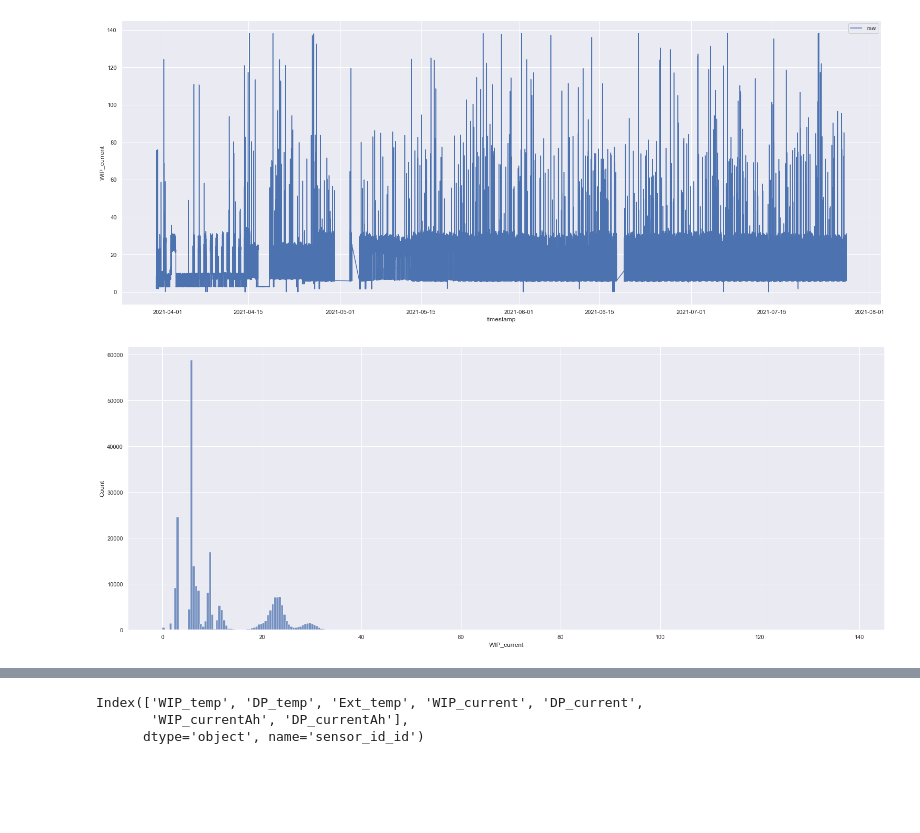
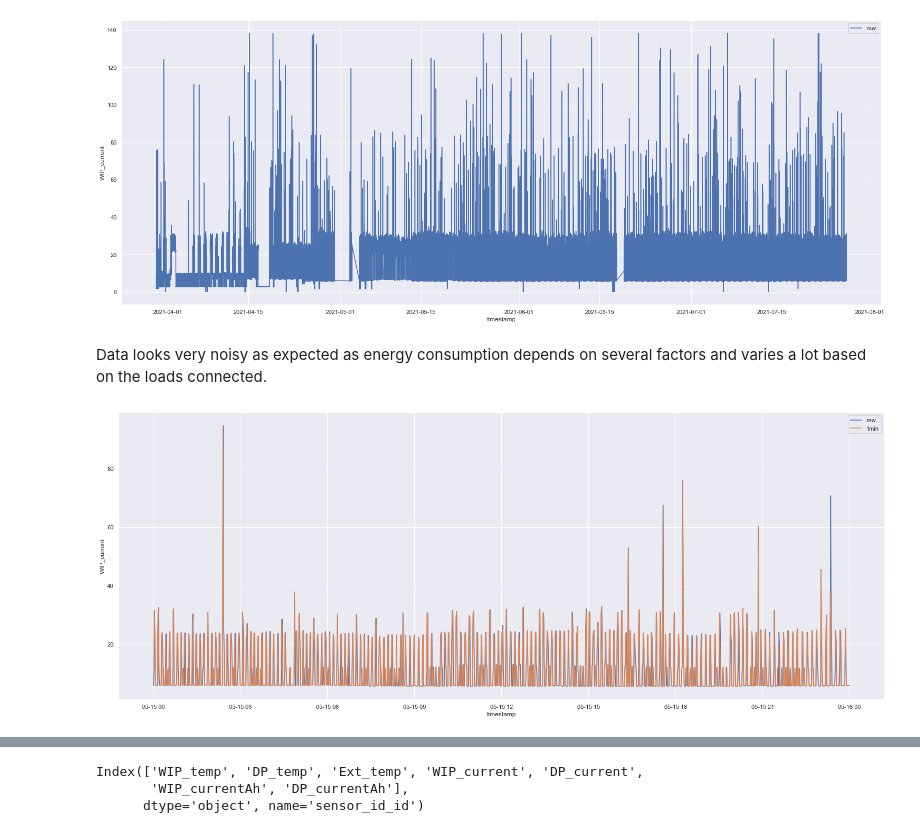
Before and after one commit to cnrd-dev/cheese-factory, a Jupyter notebook: notebooks/data-etl.ipynb, the cells around one changed output, grey strips where cells are left out. Drawn from its saved outputs; the diff is of its cells as text; code cells hidden in the pictures; blank space fills up the shorter version.

```diff
--- a/notebooks/data-etl.ipynb
+++ b/notebooks/data-etl.ipynb
@@ -299,7 +326,13 @@ sns.lineplot(x=dfp_5min.index[filter_5min], y="WIP_temp", data=dfp_5min[filter_5
 sns.lineplot(x=dfp.index, y="WIP_current", data=dfp, label="raw");
 # %% [output]
 [figure]
-# %%
-sns.histplot(data=dfp, x="WIP_current");
-# %% [output]
-[figure, removed]
+# %% [markdown]
+Data looks very noisy as expected as energy consumption depends on several factors and varies a lot based on the loads connected.
+# %%
+# compare raw data and 1 minute resampled data for WIP cold room temperature
+sns.lineplot(x=dfp.index[filter_raw], y="WIP_current", data=dfp[filter_raw], label="raw")
+
+filter_1min = (dfp_1min.index > '2021-05-15') & (dfp_1min.index < '2021-05-16')
+sns.lineplot(x=dfp_1min.index[filter_1min], y="WIP_current", data=dfp_1min[filter_1min], label="1min");
+# %% [output]
+[figure, added]
```
Also changed, not shown: parts of 40 cells of this notebook, 9 other files.
